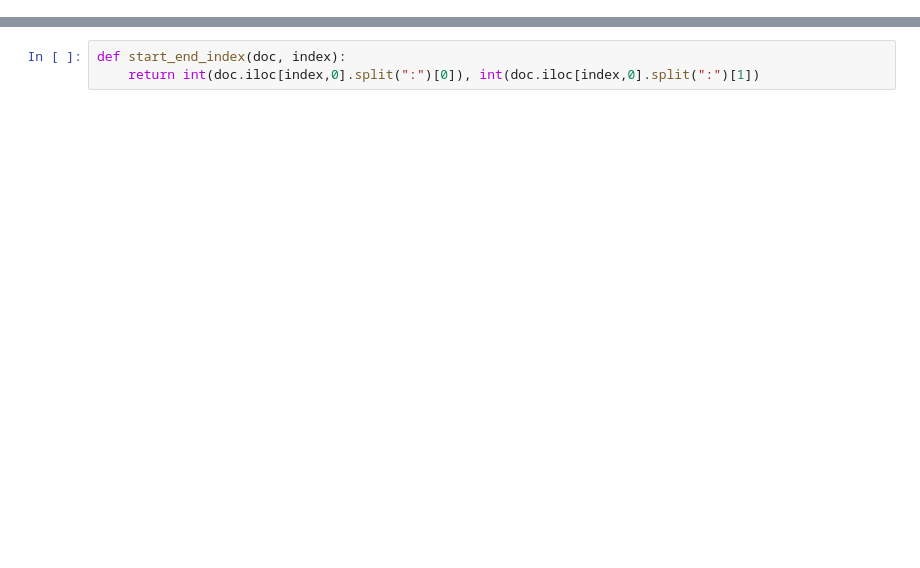
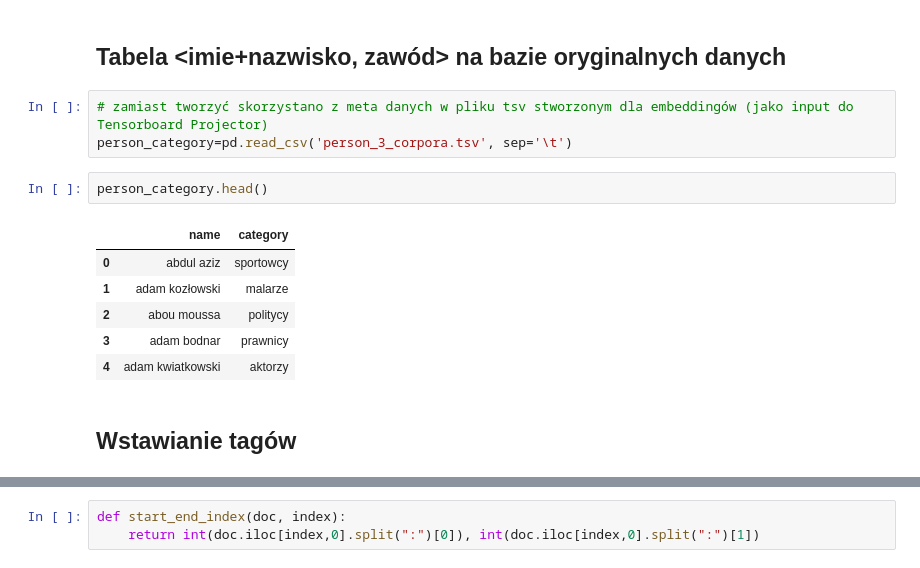
Before and after one commit to sowiks2711/ner, a Jupyter notebook: tags.ipynb, the cells around one changed output, grey strips where cells are left out. Cells and saved outputs as stored; diff of their text form; blank space fills up the shorter version.

```diff
--- a/tags.ipynb
+++ b/tags.ipynb
@@ -60,0 +88,16 @@ def create_tag (doc, index):
+# %% [markdown]
+## Tabela <imie+nazwisko, zawód> na bazie oryginalnych danych
+# %%
+# zamiast tworzyć skorzystano z meta danych w pliku tsv stworzonym dla embeddingów (jako input do Tensorboard Projector)
+person_category=pd.read_csv('person_3_corpora.tsv', sep='\t')
+# %%
+person_category.head()
+# %% [output]
+|  | name | category |
+| 0 | abdul aziz | sportowcy |
+| 1 | adam kozłowski | malarze |
+| 2 | abou moussa | politycy |
+| 3 | adam bodnar | prawnicy |
+| 4 | adam kwiatkowski | aktorzy |
+# %% [markdown]
+## Wstawianie tagów
```
Also changed, not shown: parts of 24 cells of this notebook, 12 other files.
